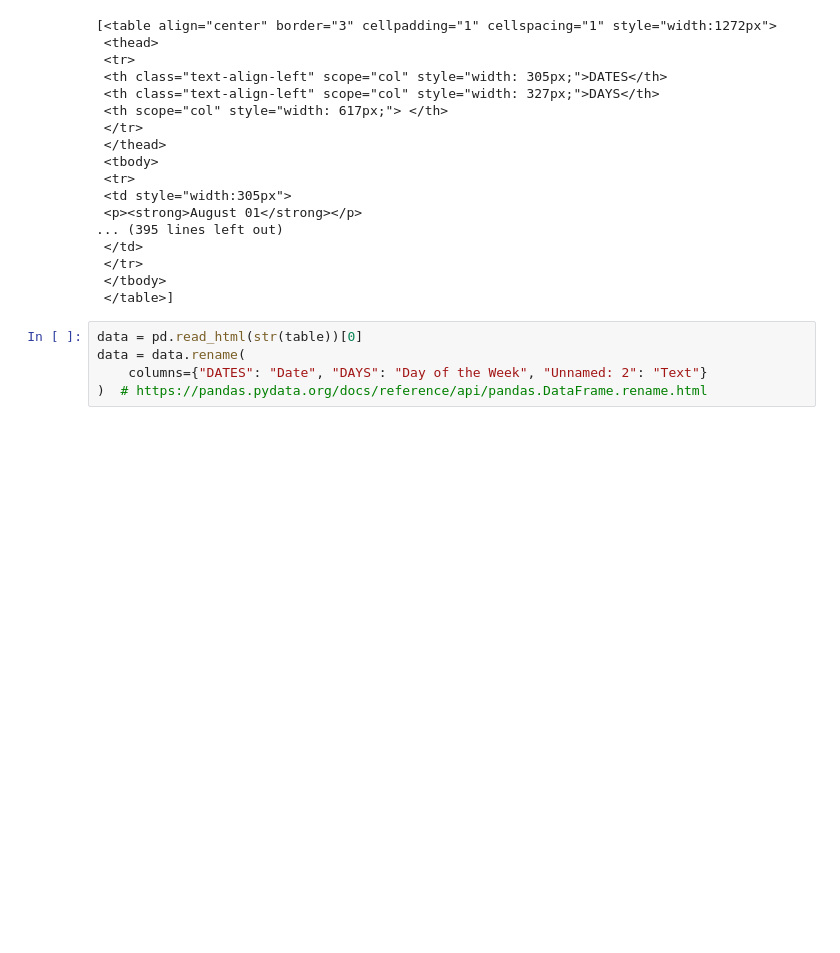
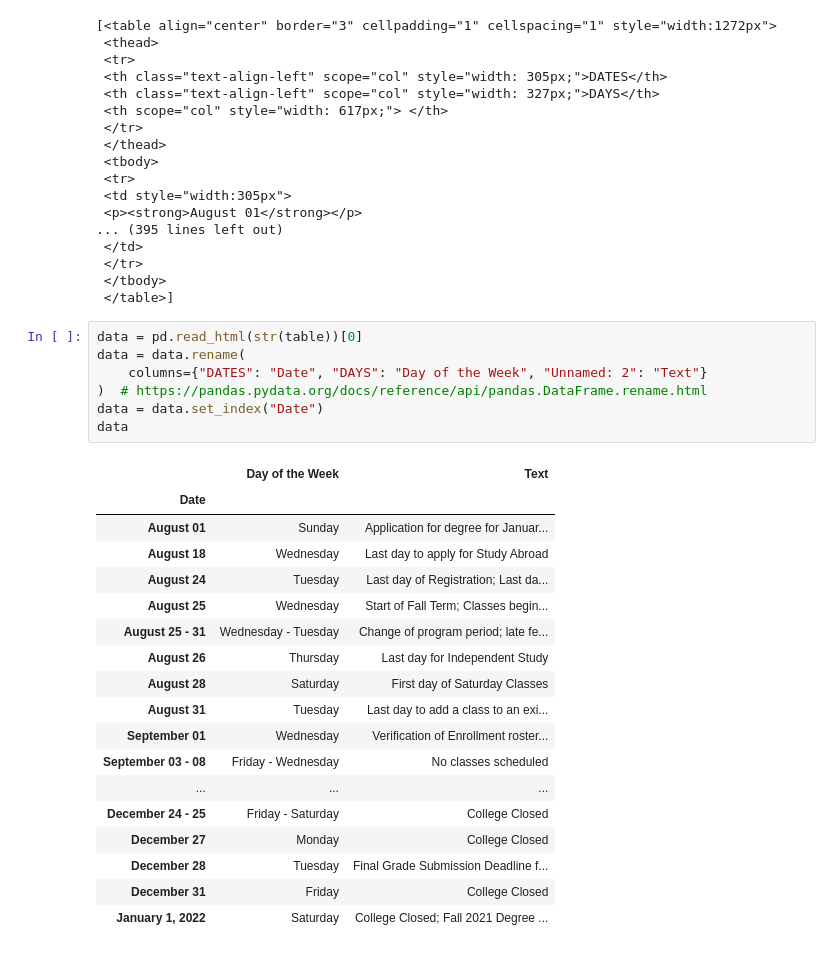
Before and after one commit to datasheng/ccny-calendar-2021, a Jupyter notebook: main.ipynb, the cells around one changed output. Cells and saved outputs as stored; diff of their text form; blank space fills up the shorter version.

```diff
--- a/main.ipynb
+++ b/main.ipynb
@@ -39,5 +39,26 @@ table
 # %%
 data = pd.read_html(str(table))[0]
 data = data.rename(
     columns={"DATES": "Date", "DAYS": "Day of the Week", "Unnamed: 2": "Text"}
 )  # https://pandas.pydata.org/docs/reference/api/pandas.DataFrame.rename.html
+data = data.set_index("Date")
+data
+# %% [output]
+|  | Day of the Week | Text |
+| Date |  |  |
+| August 01 | Sunday | Application for degree for Januar... |
+| August 18 | Wednesday | Last day to apply for Study Abroad |
+| August 24 | Tuesday | Last day of Registration; Last da... |
+| August 25 | Wednesday | Start of Fall Term; Classes begin... |
+| August 25 - 31 | Wednesday - Tuesday | Change of program period; late fe... |
+| August 26 | Thursday | Last day for Independent Study |
+| August 28 | Saturday | First day of Saturday Classes |
+| August 31 | Tuesday | Last day to add a class to an exi... |
+| September 01 | Wednesday | Verification of Enrollment roster... |
+| September 03 - 08 | Friday - Wednesday | No classes scheduled |
+| ... | ... | ... |
+| December 24 - 25 | Friday - Saturday | College Closed |
+| December 27 | Monday | College Closed |
+| December 28 | Tuesday | Final Grade Submission Deadline f... |
+| December 31 | Friday | College Closed |
+| January 1, 2022 | Saturday | College Closed; Fall 2021 Degree ... |
```
Also changed, not shown: parts of 3 cells of this notebook.
